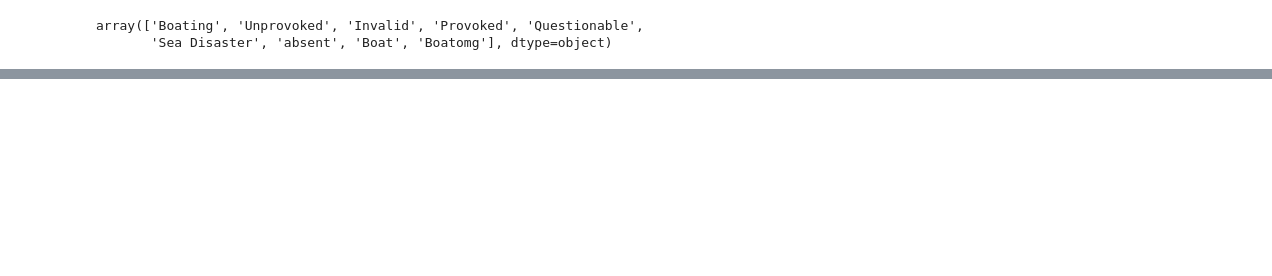
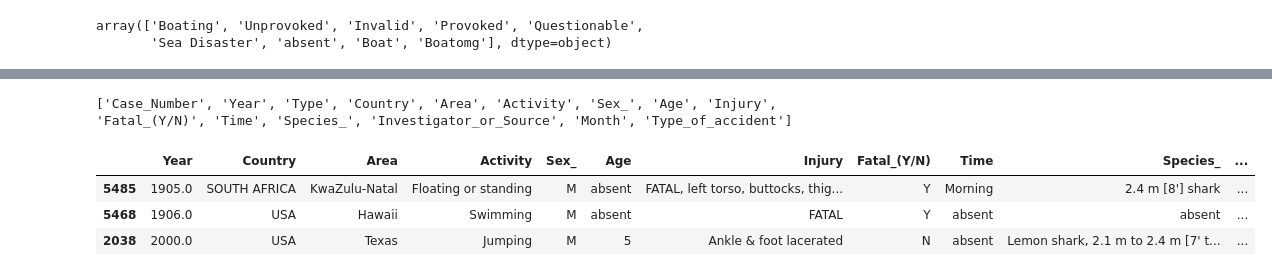
Before and after one commit to jaimecabanyes/Data-cleaning-pandas, a Jupyter notebook: Untitled.ipynb, the cells around one changed output, grey strips where cells are left out. Drawn from its saved outputs; the diff is of its cells as text; code cells hidden in the pictures; blank space fills up the shorter version.

```diff
--- a/Untitled.ipynb
+++ b/Untitled.ipynb
@@ -301,0 +319,3 @@ array(['Boating', 'Unprovoked', 'Invalid', 'Provoked', 'Questionable',
+# %%
+type_df2 = type_df1.replace({'Boatomg':'Boat'})
+# Reemplazo Boatomg por Boat
@@ -301,0 +342,20 @@ array(['Boating', 'Unprovoked', 'Invalid', 'Provoked', 'Questionable',
+# %%
+list_types_of_accident = list(type_df2)
+# %%
+sh_attacks6["Type_of_accident"] = list_types_of_accident
+#Añadir una columna con el tipo de accidente detallado de manera correcta.
+# %%
+print(list(sh_attacks6.columns))
+# %% [output]
+['Case_Number', 'Year', 'Type', 'Country', 'Area', 'Activity', 'Sex_', 'Age', 'Injury', 'Fatal_(Y/N)', 'Time', 'Species_', 'Investigator_or_Source', 'Month', 'Type_of_accident']
+# %%
+sh_attacks7 = sh_attacks6[['Year', 'Country', 'Area', 'Activity', 'Sex_', 'Age', 'Injury', 'Fatal_(Y/N)', 'Time', 'Species_', 'Investigator_or_Source', 'Month', 'Type_of_accident']]
+# Crear la variable sh_attacks7 exculyendo las columnas que venian del original (Case_Number y Type) y estas siendo
+# reemplazadas por columnas mas "limpias"
+# %%
+sh_attacks7.sample(3)
+# %% [output]
+|  | Year | Country | Area | Activity | Sex_ | Age | Injury | Fatal_(Y/N) | Time | Species_ | ... |
+| 5485 | 1905.0 | SOUTH AFRICA | KwaZulu-Natal | Floating or standing | M | absent | FATAL, left torso, buttocks, thig... | Y | Morning | 2.4 m [8'] shark | ... |
+| 5468 | 1906.0 | USA | Hawaii | Swimming | M | absent | FATAL | Y | absent | absent | ... |
+| 2038 | 2000.0 | USA | Texas | Jumping | M | 5 | Ankle & foot lacerated | N | absent | Lemon shark, 2.1 m to 2.4 m [7' t... | ... |
```
Also changed, not shown: parts of 11 cells of this notebook.
